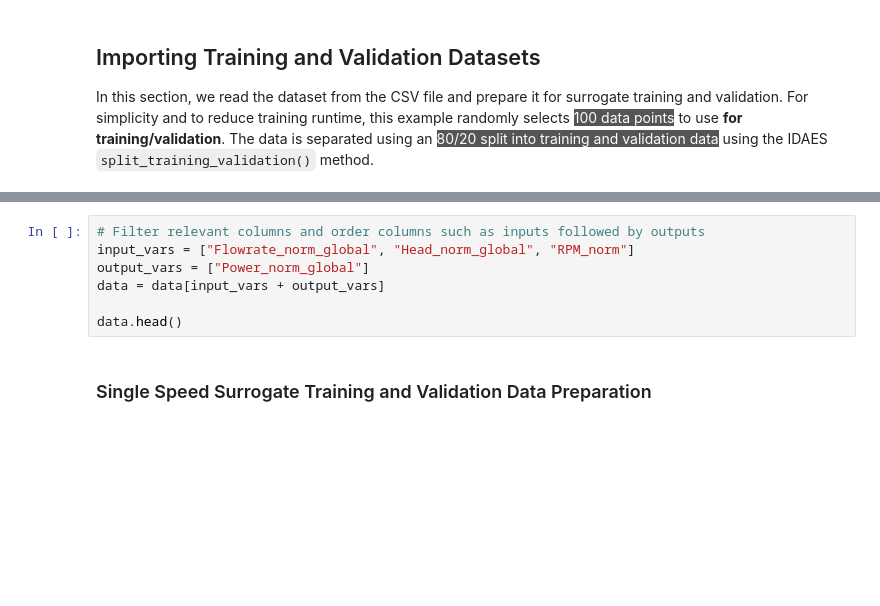
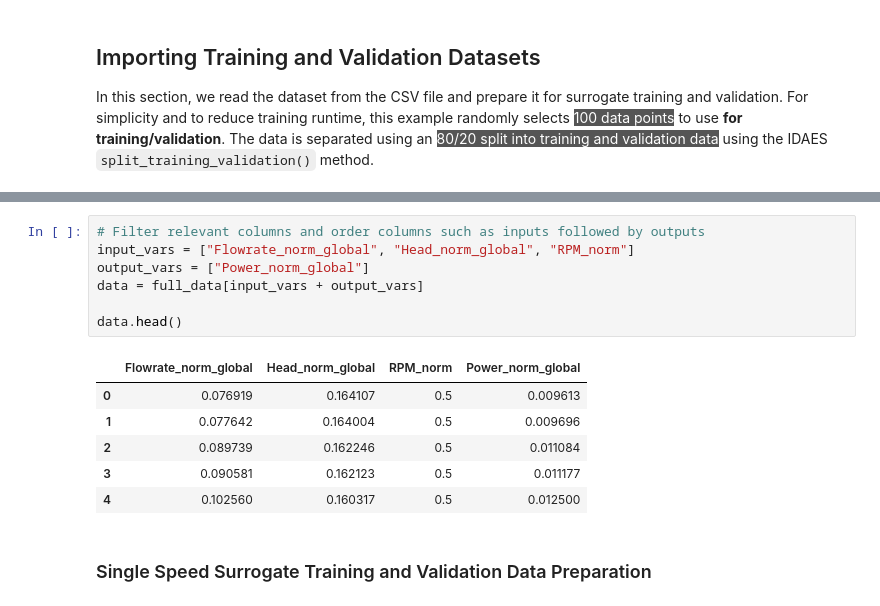
Before and after one commit to sufikaur/myfork-watertap_academy_fall_2025, a Jupyter notebook: week7/pump_surrogate_pysmo.ipynb, the cells around one changed output, grey strips where cells are left out. Cells and saved outputs as stored; diff of their text form; blank space fills up the shorter version.

```diff
--- a/week7/pump_surrogate_pysmo.ipynb
+++ b/week7/pump_surrogate_pysmo.ipynb
@@ -148,10 +156,17 @@ data.head()
 # %%
 # Filter relevant columns and order columns such as inputs followed by outputs
 input_vars = ["Flowrate_norm_global", "Head_norm_global", "RPM_norm"]
 output_vars = ["Power_norm_global"]
-data = data[input_vars + output_vars]
+data = full_data[input_vars + output_vars]
 
 data.head()
+# %% [output]
+|  | Flowrate_norm_global | Head_norm_global | RPM_norm | Power_norm_global |
+| 0 | 0.076919 | 0.164107 | 0.5 | 0.009613 |
+| 1 | 0.077642 | 0.164004 | 0.5 | 0.009696 |
+| 2 | 0.089739 | 0.162246 | 0.5 | 0.011084 |
+| 3 | 0.090581 | 0.162123 | 0.5 | 0.011177 |
+| 4 | 0.102560 | 0.160317 | 0.5 | 0.012500 |
 # %% [markdown]
 ### Single Speed Surrogate Training and Validation Data Preparation
 # %% [markdown]
```
Also changed, not shown: parts of 21 cells of this notebook.
